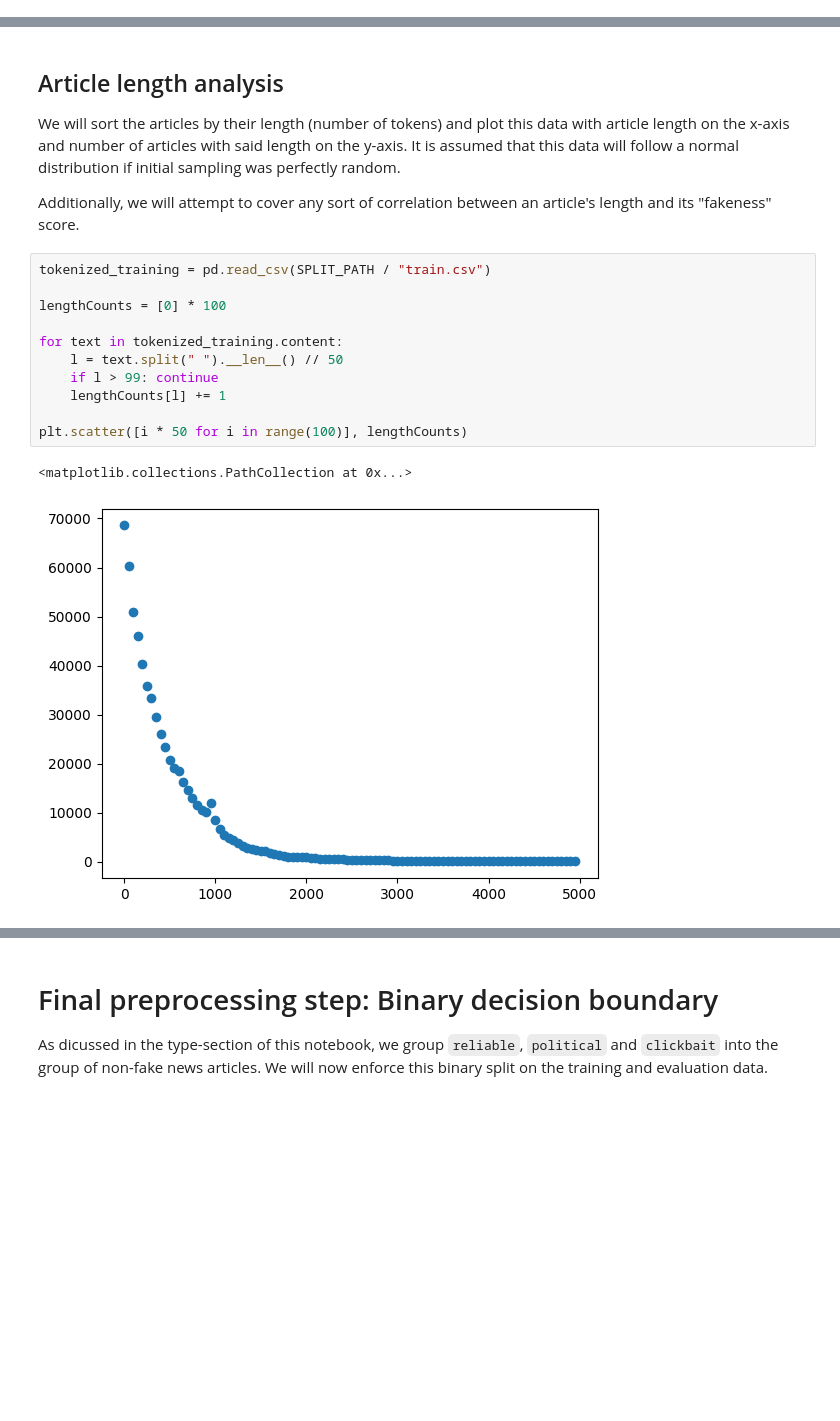
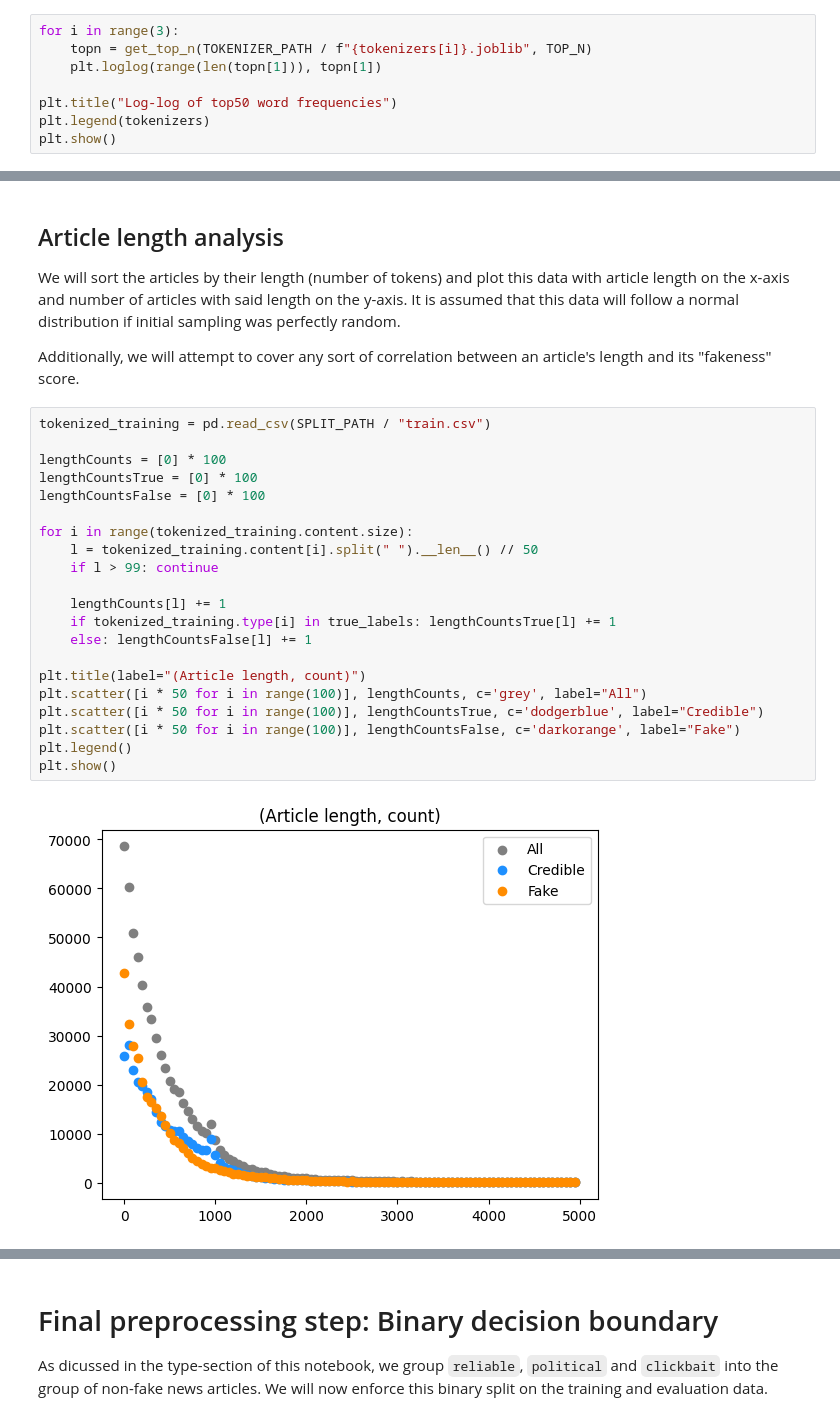
Before and after one commit to BimmerBass/GDS2026, a Jupyter notebook: data_analysis.ipynb, the cells around one changed output, grey strips where cells are left out. Drawn from its saved outputs; the diff is of its cells as text; blank space fills up the shorter version.

Commit message:
data analysis of length/fakeness and Zipf's law

```diff
--- a/data_analysis.ipynb
+++ b/data_analysis.ipynb
@@ -145,0 +148,8 @@ plt.show()
+# %%
+for i in range(3):
+    topn = get_top_n(TOKENIZER_PATH / f"{tokenizers[i]}.joblib", TOP_N)
+    plt.loglog(range(len(topn[1])), topn[1])
+
+plt.title("Log-log of top50 word frequencies")
+plt.legend(tokenizers)
+plt.show()
@@ -151,14 +165,23 @@ Additionally, we will attempt to cover any sort of correlation between an articl
 # %%
 tokenized_training = pd.read_csv(SPLIT_PATH / "train.csv")
 
 lengthCounts = [0] * 100
+lengthCountsTrue = [0] * 100
+lengthCountsFalse = [0] * 100
 
-for text in tokenized_training.content:
-    l = text.split(" ").__len__() // 50
+for i in range(tokenized_training.content.size):
+    l = tokenized_training.content[i].split(" ").__len__() // 50
     if l > 99: continue
+
     lengthCounts[l] += 1
+    if tokenized_training.type[i] in true_labels: lengthCountsTrue[l] += 1
+    else: lengthCountsFalse[l] += 1
 
-plt.scatter([i * 50 for i in range(100)], lengthCounts)
+plt.title(label="(Article length, count)")
+plt.scatter([i * 50 for i in range(100)], lengthCounts, c='grey', label="All")
+plt.scatter([i * 50 for i in range(100)], lengthCountsTrue, c='dodgerblue', label="Credible")
+plt.scatter([i * 50 for i in range(100)], lengthCountsFalse, c='darkorange', label="Fake")
+plt.legend()
+plt.show()
 # %% [output]
-<matplotlib.collections.PathCollection at 0x...>
-[figure, old version]
+[figure, new version]
```
Also changed, not shown: parts of 4 cells of this notebook.
